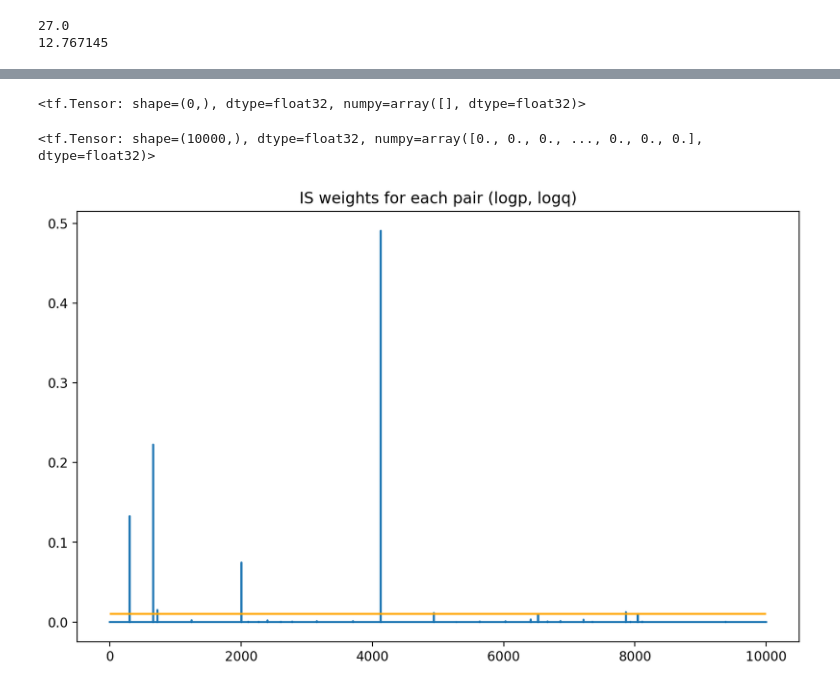
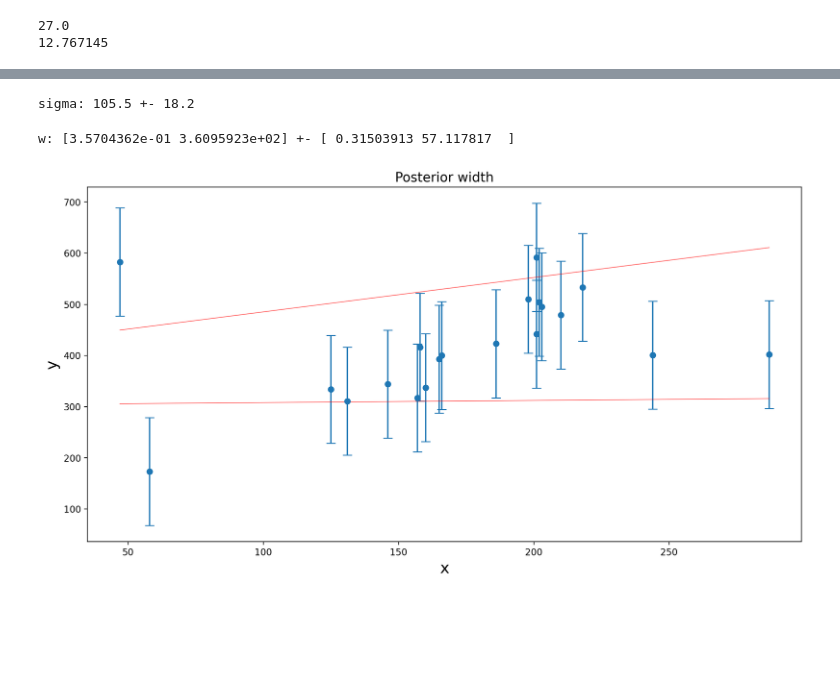
Before and after one commit to basiav/ESUM, a Jupyter notebook: lab6/lab6_nauka.ipynb, the cells around one changed output, grey strips where cells are left out. Saved outputs shown, nothing was run; the diff lists cells and outputs as text; code cells hidden in the pictures; blank space fills up the shorter version.

```diff
--- a/lab6/lab6_nauka.ipynb
+++ b/lab6/lab6_nauka.ipynb
@@ -561,3 +654,8 @@ proposal_sigma = prior_sigma
+# %%
+n_samples = 10000
+
+sigma_samples = proposal_sigma.sample(sample_shape = n_samples, seed=1234)
+w_samples = proposal_w.sample(sample_shape = n_samples, seed=1234)
 # %%
 sigma_samples
 # %% [output]
@@ -567,12 +720,5 @@ array([25.498945, 26.974672, 27.353765, ..., 28.021372, 26.51123 ,
 # %%
-# raise Exception('Calculate posterior log densities (up to the normalizing constant) and store them in `logp`')
+logp = log_likelihood(hogg_x, hogg_y, w_samples, sigma_samples) + prior_w.log_prob(w_samples) + prior_sigma.log_prob(sigma_samples)
 
-# logp = log_likelihood(hogg_x, hogg_y, w_samples, sigma_samples) + prior_w.log_prob(w_samples) + prior_sigma.log_prob(sigma_samples)
-logp = log_likelihood(hogg_x, hogg_y, w_samples, hogg_data[:, 2]) + prior_w.log_prob(w_samples)
-# logp = log_likelihood(hogg_x, hogg_y, w_samples[:20, ], hogg_data[:, 2]) + prior_w.log_prob(w_samples[:20, ])
-
-# raise Exception('Calculate proposal log densities and store them in `logq`')
-
-# logq = proposal_w.log_prob(w_samples) + proposal_sigma.log_prob(sigma_samples)
-logq = proposal_w.log_prob(w_samples)
+logq = proposal_w.log_prob(w_samples) + proposal_sigma.log_prob(sigma_samples)
 # logq od w + logq od sigma
@@ -617,20 +725,21 @@ logp[tf.math.is_nan(logp) == True]
 # %%
-l = log_likelihood(hogg_x, hogg_y, w_samples, hogg_data[:, 2])
-l[tf.math.is_nan(l)]
+# l = log_likelihood(hogg_x, hogg_y, w_samples, sigma_samples)
+# sigma_samples[tf.math.is_nan(l) == True]
-# %% [output]
-<tf.Tensor: shape=(0,), dtype=float32, numpy=array([], dtype=float32)>
-# %%
-IS_weights(logp, logq)
-# %% [output]
-<tf.Tensor: shape=(10000,), dtype=float32, numpy=array([0., 0., 0., ..., 0., 0., 0.], dtype=float32)>
 # %%
-# sigma_mean, sigma_std = IS_mean_std(hogg_data[:, 2], logp, logq)
-# print(f'sigma: {sigma_mean:.4} +- {sigma_std:.3}')
+sigma_mean, sigma_std = IS_mean_std(sigma_samples, logp, logq)
+print(f'sigma: {sigma_mean:.4} +- {sigma_std:.3}')
+# %% [output]
+sigma: 105.5 +- 18.2
-# %%
-weights = IS_weights(logp, logq)
-f, ax = plt.subplots(1, figsize=(10, 6))
-ax.plot(np.arange(n_samples), weights)
-ax.set_title("IS weights for each pair (logp, logq)");
-ax.hlines(y=0.01, xmin=0, xmax=9999, color="orange");
-# %% [output]
-[figure, removed]
+# %%
+w_mean, w_std = IS_mean_std(w_samples, logp, logq)
+print(f'w: {w_mean} +- {w_std}')
+# %% [output]
+w: [3.5704362e-01 3.6095923e+02] +- [ 0.31503913 57.117817  ]
+# %%
+w_span = np.array([w_mean + w_std,
+                   w_mean - w_std])
+
+fig = plt.figure(figsize=(14, 7))
+plot_posterior_samples(plt.gca(), w_span, hogg_x, hogg_y, sigma_mean, title='Posterior width')
+# %% [output]
+[figure, added]
```
Also changed, not shown: parts of 29 cells of this notebook.
